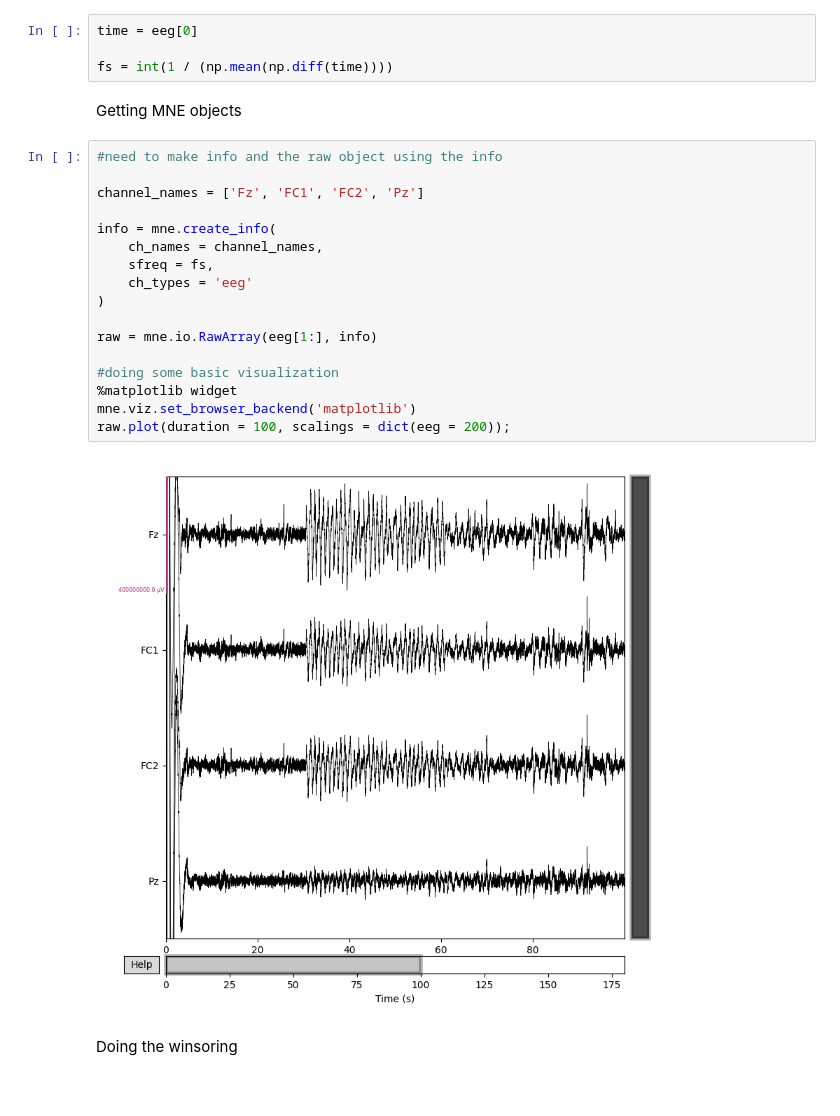
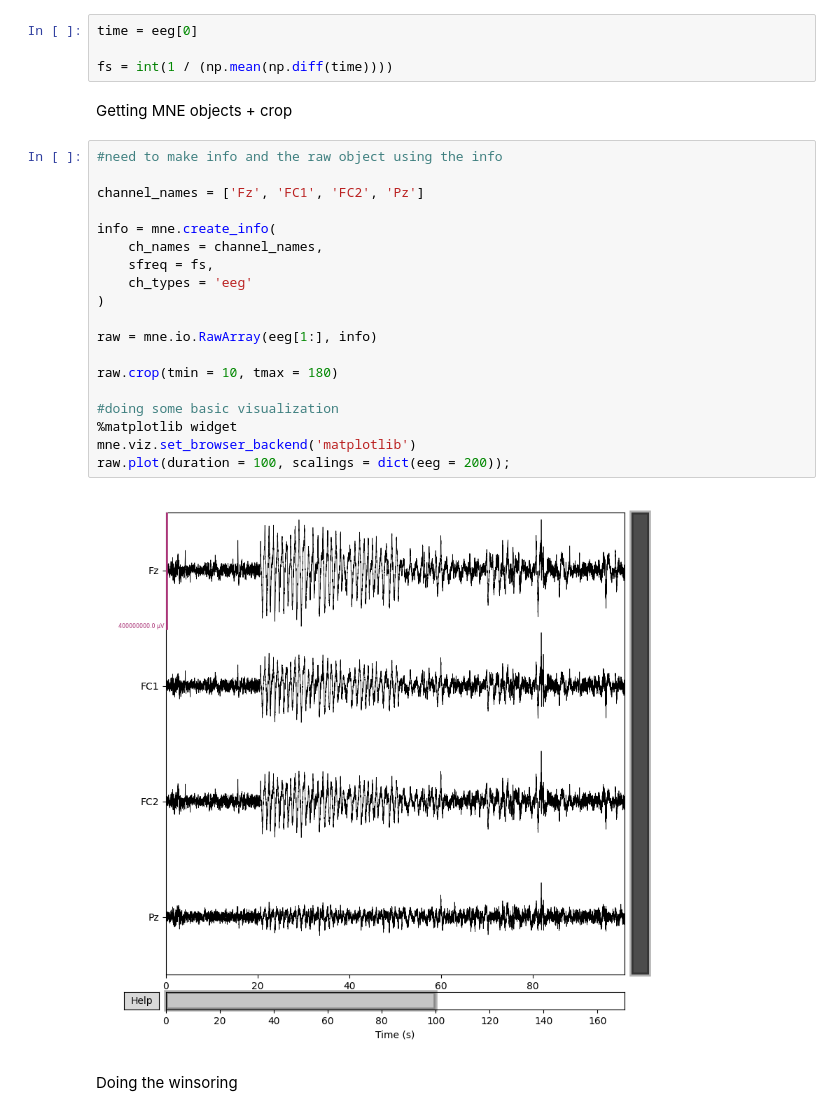
Before and after one commit to alexanderspeer/eeg-bci-signal-analysis, a Jupyter notebook: coding-practice/interview_practice.ipynb, the cells around one changed output. Cells and saved outputs as stored; diff of their text form.

```diff
--- a/coding-practice/interview_practice.ipynb
+++ b/coding-practice/interview_practice.ipynb
@@ -31,26 +31,28 @@ time = eeg[0]
 
 fs = int(1 / (np.mean(np.diff(time))))
 # %% [markdown]
-Getting MNE objects
+Getting MNE objects + crop
 # %%
 #need to make info and the raw object using the info
 
 channel_names = ['Fz', 'FC1', 'FC2', 'Pz']
 
 info = mne.create_info(
     ch_names = channel_names,
     sfreq = fs,
     ch_types = 'eeg'
 )
 
 raw = mne.io.RawArray(eeg[1:], info)
 
+raw.crop(tmin = 10, tmax = 180)
+
 #doing some basic visualization
 %matplotlib widget
 mne.viz.set_browser_backend('matplotlib')
 raw.plot(duration = 100, scalings = dict(eeg = 200));
 # %% [output]
-[figure, old version]
+[figure, new version]
 # %% [markdown]
 Doing the winsoring
 # %%
```
Also changed, not shown: parts of 10 cells of this notebook.
